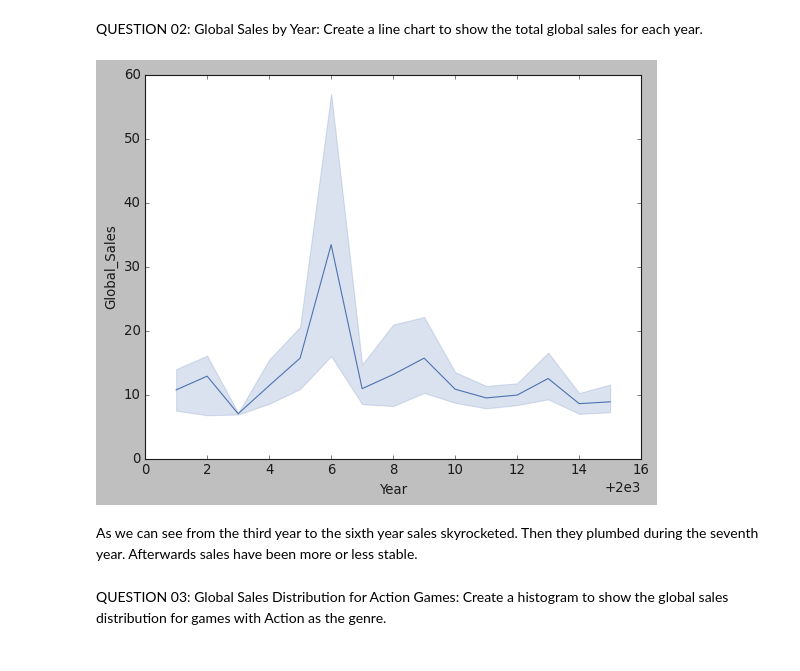
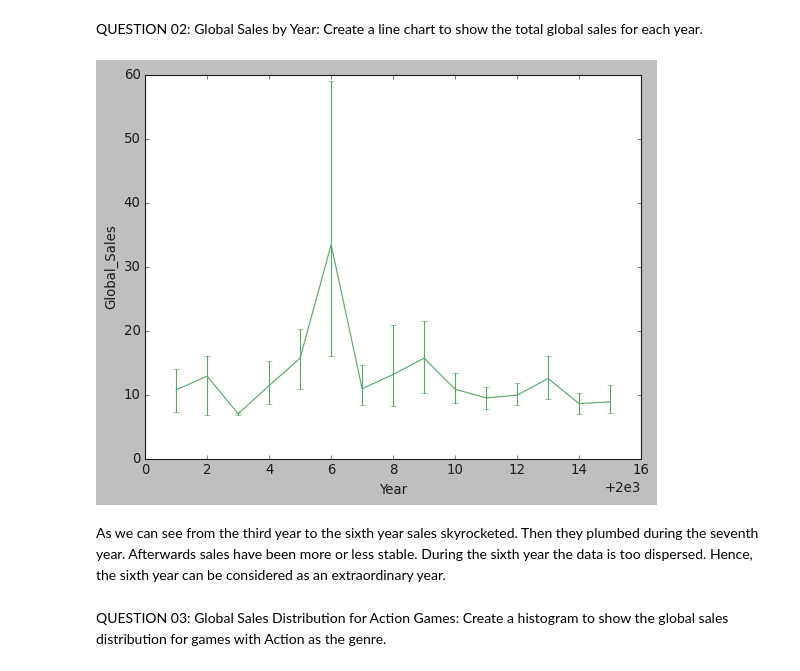
Before and after one commit to 3Grey6Jedi9/Data-Analysis-Project-06, a Jupyter notebook: Video Game Sales.ipynb, the cells around one changed output. Cells and saved outputs as stored; diff of their text form; code cells hidden in the pictures.

```diff
--- a/Video Game Sales.ipynb
+++ b/Video Game Sales.ipynb
@@ -69,12 +69,12 @@ Besides as we can see all the Publishers sell approximately the same in all regi
 # %% [markdown]
 QUESTION 02: Global Sales by Year: Create a line chart to show the total global sales for each year.
 # %%
-sns.lineplot(data=video_game, x='Year', y='Global_Sales')
+sns.lineplot(data=video_game, x='Year', y='Global_Sales', markers=True, err_style="bars")
 plt.show()
 # %% [output]
-[figure, old version]
+[figure, new version]
 # %% [markdown]
-As we can see from the third year to the sixth year sales skyrocketed. Then they  plumbed during the seventh year. Afterwards sales have been more or less stable.
+As we can see from the third year to the sixth year sales skyrocketed. Then they  plumbed during the seventh year. Afterwards sales have been more or less stable. During the sixth year the data is too dispersed. Hence, the sixth year can be considered as an extraordinary year.
 # %% [markdown]
 QUESTION 03: Global Sales Distribution for Action Games: Create a histogram to show the global sales distribution for games with Action as the genre.
 # %%
```
